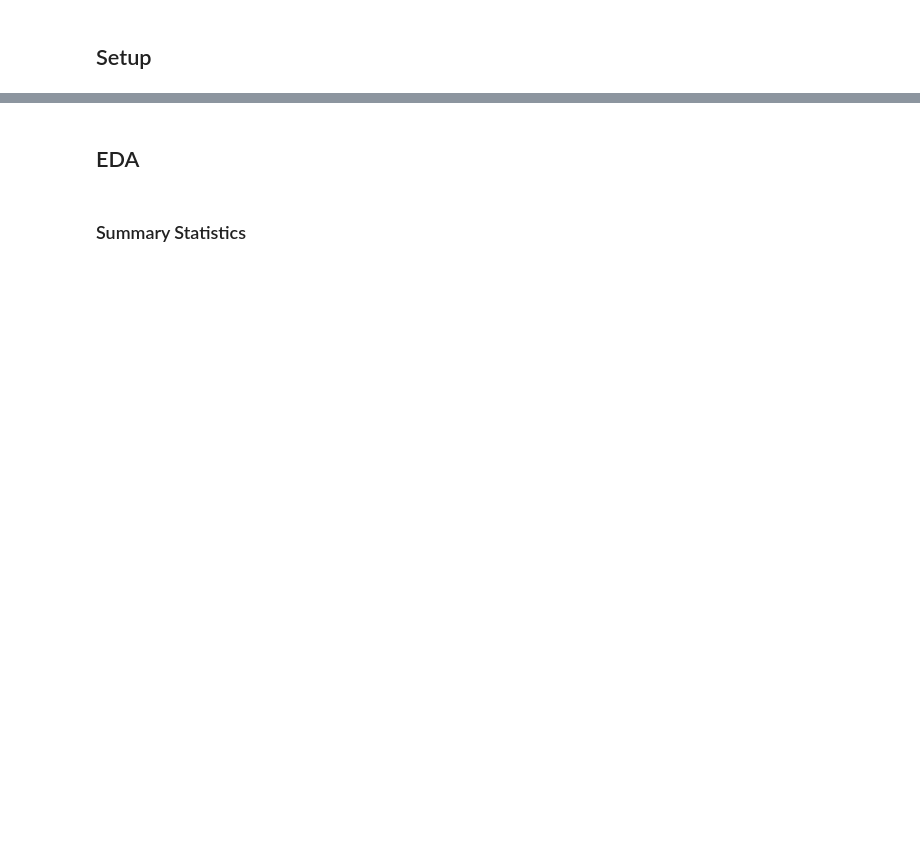
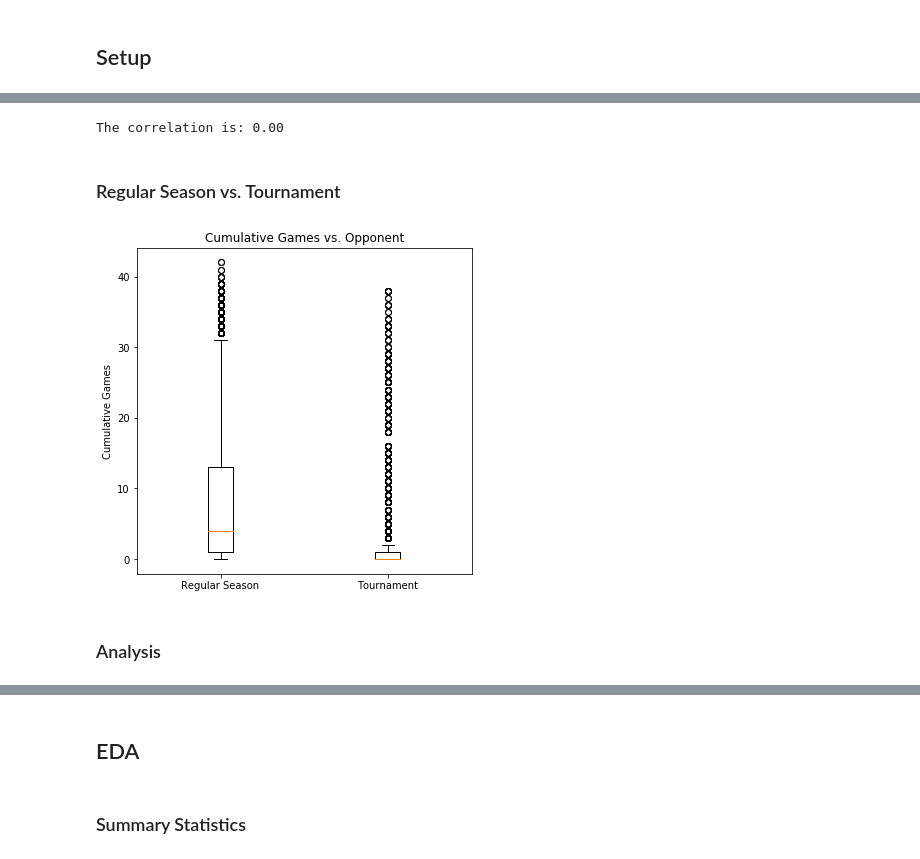
Before and after one commit to elyliu/mids-w207-final_proj-ncaa, a Jupyter notebook: Alex/Alex-EDA.ipynb, the cells around one changed output, grey strips where cells are left out. Drawn from its saved outputs; the diff is of its cells as text; code cells hidden in the pictures; blank space fills up the shorter version.

```diff
--- a/Alex/Alex-EDA.ipynb
+++ b/Alex/Alex-EDA.ipynb
@@ -78,0 +150,19 @@ dtype: object
+# %%
+df_corr = pd.DataFrame({'Outcome':df_tour['Outcome']})
+df_corr['cum_games_v_opp'] = df_tour['cum_games_v_opp']
+
+print 'The correlation is: {0:.2f}'.format(df_corr.corr().iloc[0, 1])
+# %% [output]
+The correlation is: 0.00
+# %% [markdown]
+### Regular Season vs. Tournament
+# %%
+fig, ax1 = plt.subplots(figsize=(6, 6))
+_ = plt.title('Cumulative Games vs. Opponent')
+_ = plt.boxplot([df_reg.cum_games_v_opp.dropna(), df_tour.cum_games_v_opp.dropna()])
+_ = ax1.set_ylabel('Cumulative Games')
+_ = ax1.set_xticklabels(['Regular Season','Tournament'])
+# %% [output]
+[figure, added]
+# %% [markdown]
+### Analysis
```
Also changed, not shown: parts of 69 cells of this notebook.
